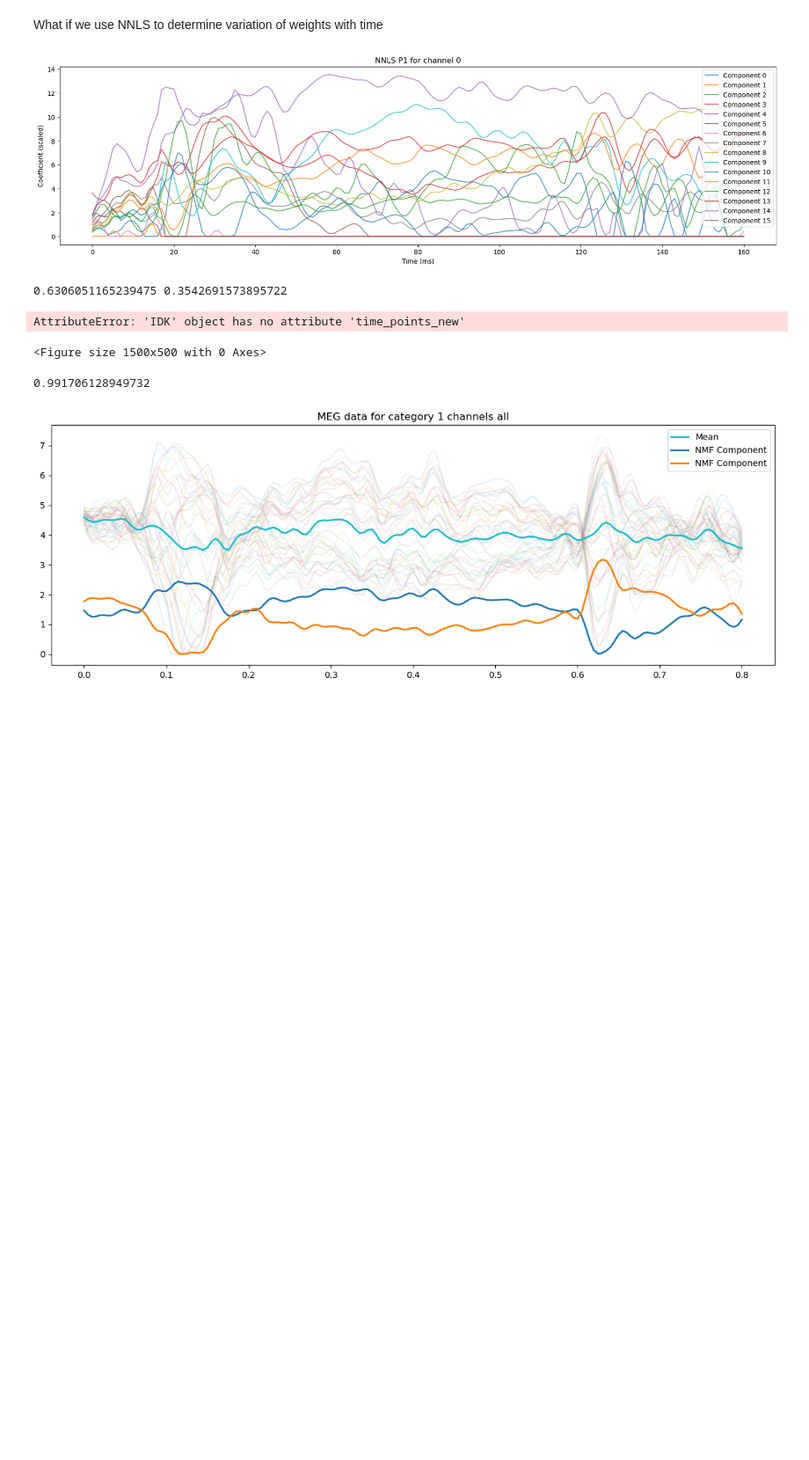
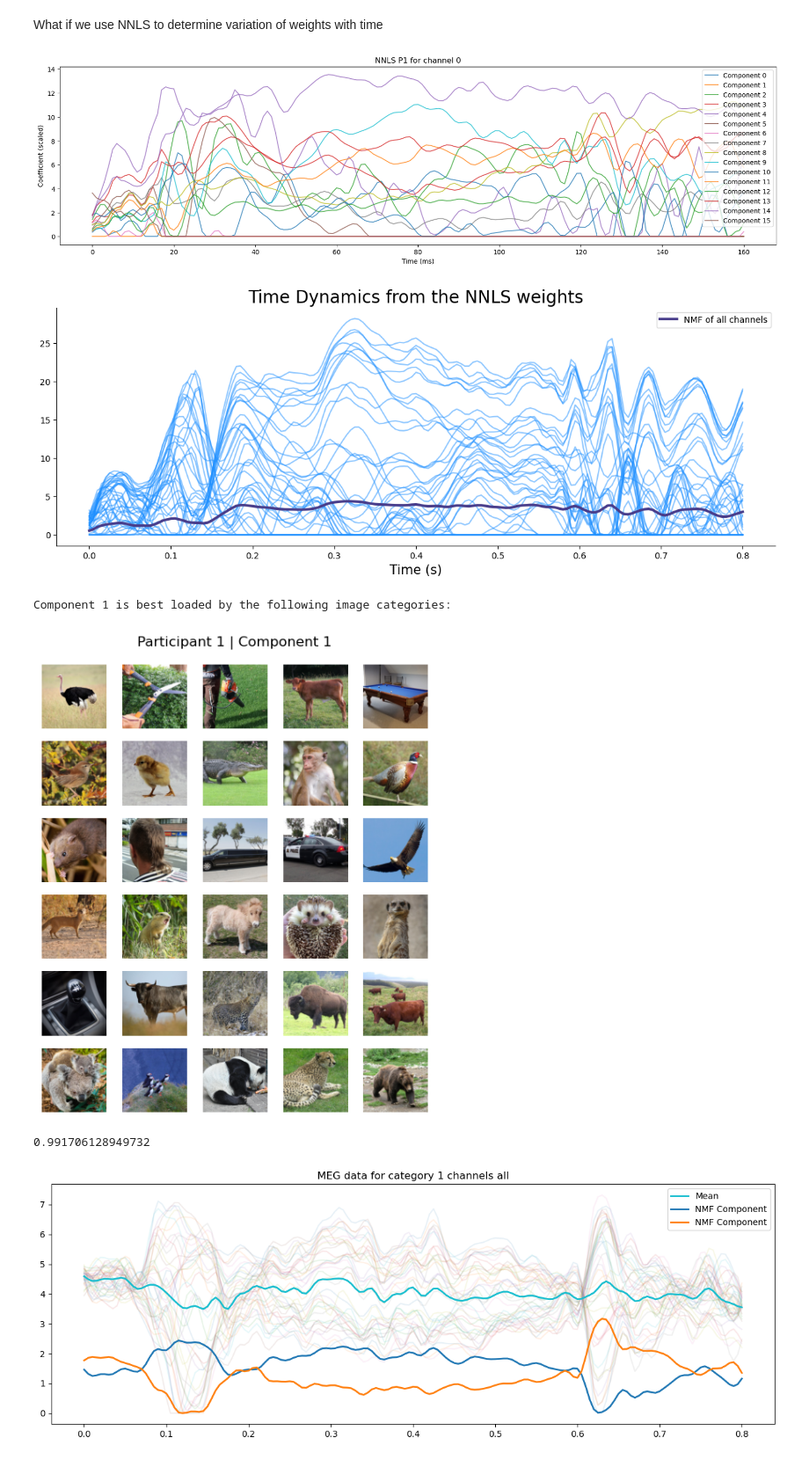
Before and after one commit to AtharvSuryawanshi/Neural-Representations-using-Things-Database, a Jupyter notebook: notebooks/NMF_meg9.ipynb, the cells around one changed output. Shown at 88% size. Saved outputs shown, nothing was run; the diff lists cells and outputs as text; code cells hidden in the pictures; blank space fills up the shorter version.

```diff
--- a/notebooks/NMF_meg9.ipynb
+++ b/notebooks/NMF_meg9.ipynb
@@ -589,32 +625,36 @@ nnls_1 = perform_plot_nnls(idk, participant_no=1, X=idk.X_dict[1], channel_plt=1
 # %% [output]
 [figure]
 # %%
-component = 4
+component = 1
 
 # PCA gives bad results, non-physcal values of components
 # pca = PCA(n_components=2)
 # a = pca.fit_transform(nnls_1[component,:,:].T)
 
-nmf = NMF(n_components=2, init='random', max_iter=200, random_state= 42)
+nmf = NMF(n_components=1, init='random', max_iter=200, random_state= 42)
 X = nnls_1[component,:,:]
 W = nmf.fit_transform(X)
 H = nmf.components_
-print(compute_evar_indiv(X, W, H, 0), compute_evar_indiv(X, W, H, 1))
+# print(compute_evar_indiv(X, W, H, 0), compute_evar_indiv(X, W, H, 1))
 
 plt.figure(figsize=(15, 5))
-plt.plot(idk.time_points_new,nnls_1[component, :, :].T, alpha =0.3, color = 'gray')
-# plt.plot(idk.time_points_new, H.T, lw=2, label = f'NMF Component {component}')
+plt.plot(idk.time_points_new,nnls_1[component, :, :].T, alpha =0.5, color = 'dodgerblue')
+plt.plot(idk.time_points_new, H.T, lw=3, label = f'NMF of all channels', color = 'darkslateblue')
 # plt.plot(idk.time_points_new, a, lw=2, label = f'PCA Component {component}')
-plt.plot(idk.time_points_new, nnls_1[component, :, :].T.mean(axis=1), lw=2, label = f'NNLS Mean Component {component}')
-plt.title(f'NNLS for Component {component} and all channels')
-plt.xlabel('Time (s)')
+# plt.plot(idk.time_points_new, nnls_1[component, :, :].T.mean(axis=1), lw=2, label = f'NNLS Mean Component {component}', color = 'black')
+# plt.title(f'NNLS for Component {component} and all channels')
+plt.title('Time Dynamics from the NNLS weights', fontsize=20)
+plt.xlabel('Time (s)', fontsize=15)
+# Clean spines
+plt.gca().spines['top'].set_visible(False)
+plt.gca().spines['right'].set_visible(False)
 plt.legend()
 plt.show()
 print_specific_component_images(idk, 1, component, images_to_show=30, rows=6)
 # %% [output]
+[figure, added]
-0.6306051165239475 0.3542691573895722
+Component 1 is best loaded by the following image categories:
-AttributeError: 'IDK' object has no attribute 'time_points_new'
-<Figure size 1500x500 with 0 Axes>
+[figure, added]
 # %%
 data = idk.X_dict[1]
 data = data.reshape(NOS_CONCEPTS, idk.NOS_CHANNELS_OPT, idk.NOS_TIME_POINTS)
```
Also changed, not shown: parts of 10 cells of this notebook.
